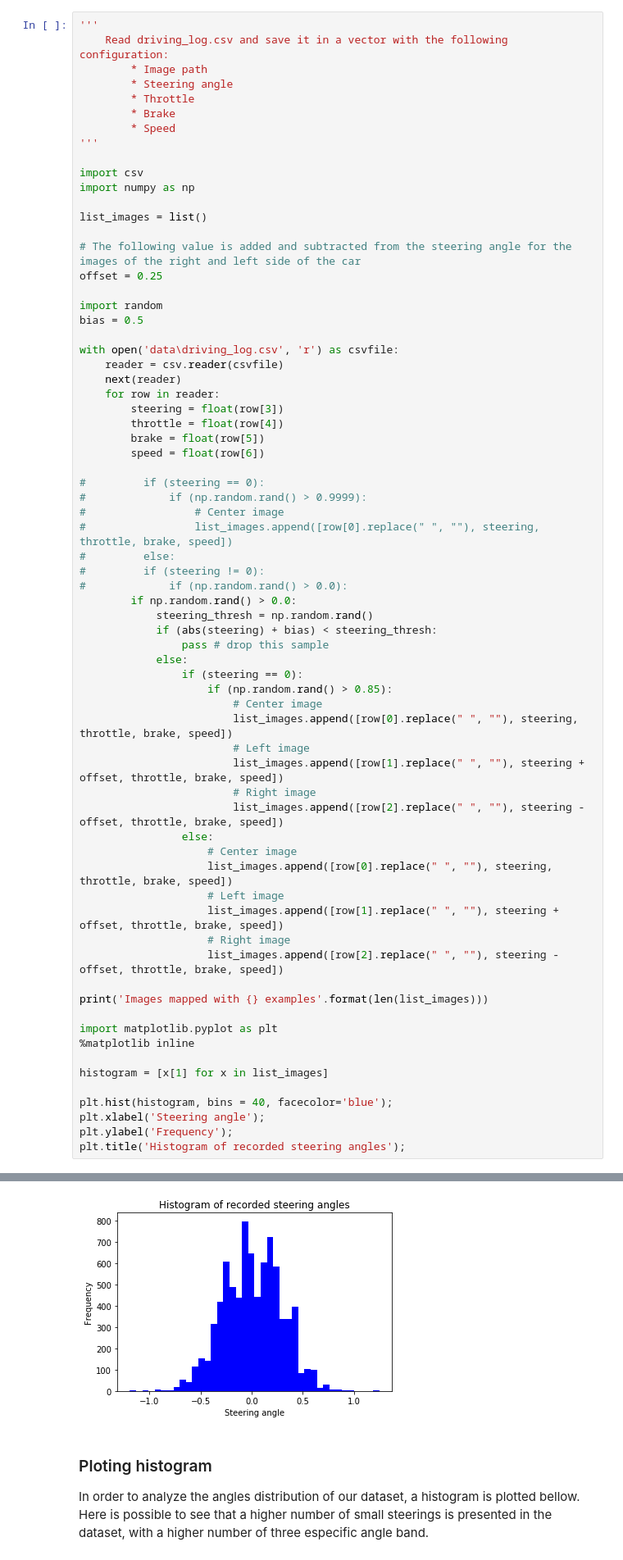
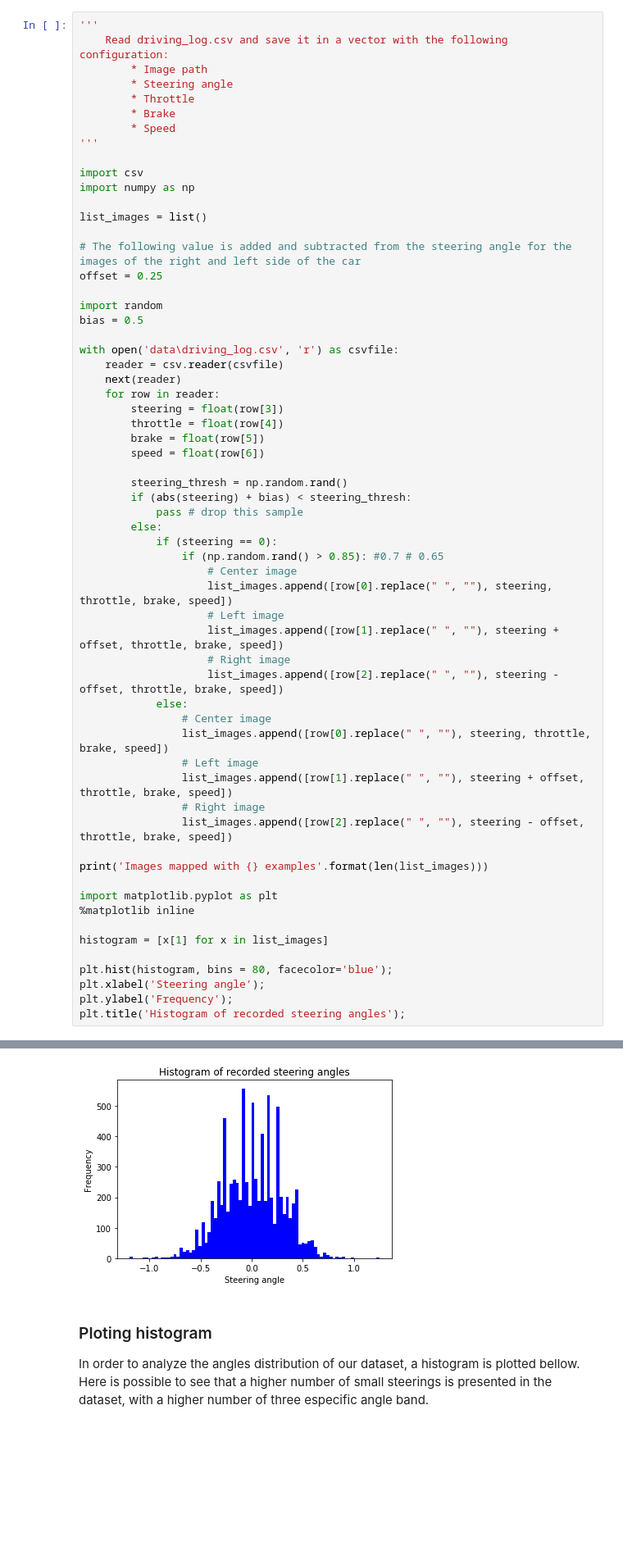
Before and after one commit to ibiscp/Behavioral-Cloning, a Jupyter notebook: P3-Behavioral-Cloning.ipynb, the cells around one changed output, grey strips where cells are left out. Shown at 82% size. Drawn from its saved outputs; the diff is of its cells as text; blank space fills up the shorter version.

```diff
--- a/P3-Behavioral-Cloning.ipynb
+++ b/P3-Behavioral-Cloning.ipynb
@@ -57,33 +57,25 @@ with open('data\driving_log.csv', 'r') as csvfile:
         brake = float(row[5])
         speed = float(row[6])
 
-#         if (steering == 0):
-#             if (np.random.rand() > 0.9999):
-#                 # Center image
-#                 list_images.append([row[0].replace(" ", ""), steering, throttle, brake, speed])
-#         else:
-#         if (steering != 0):
-#             if (np.random.rand() > 0.0):
-        if np.random.rand() > 0.0:
-            steering_thresh = np.random.rand()
-            if (abs(steering) + bias) < steering_thresh:
-                pass # drop this sample
-            else:
-                if (steering == 0):
-                    if (np.random.rand() > 0.85):
-                        # Center image
-                        list_images.append([row[0].replace(" ", ""), steering, throttle, brake, speed])
-                        # Left image
-                        list_images.append([row[1].replace(" ", ""), steering + offset, throttle, brake, speed])
-                        # Right image
-                        list_images.append([row[2].replace(" ", ""), steering - offset, throttle, brake, speed])
-                else:
+        steering_thresh = np.random.rand()
+        if (abs(steering) + bias) < steering_thresh:
+            pass # drop this sample
+        else:
+            if (steering == 0):
+                if (np.random.rand() > 0.85): #0.7 # 0.65
                     # Center image
                     list_images.append([row[0].replace(" ", ""), steering, throttle, brake, speed])
                     # Left image
                     list_images.append([row[1].replace(" ", ""), steering + offset, throttle, brake, speed])
                     # Right image
                     list_images.append([row[2].replace(" ", ""), steering - offset, throttle, brake, speed])
+            else:
+                # Center image
+                list_images.append([row[0].replace(" ", ""), steering, throttle, brake, speed])
+                # Left image
+                list_images.append([row[1].replace(" ", ""), steering + offset, throttle, brake, speed])
+                # Right image
+                list_images.append([row[2].replace(" ", ""), steering - offset, throttle, brake, speed])
 
 print('Images mapped with {} examples'.format(len(list_images)))
 
@@ -92,7 +84,7 @@ import matplotlib.pyplot as plt
 
 histogram = [x[1] for x in list_images]
 
-plt.hist(histogram, bins = 40, facecolor='blue');
+plt.hist(histogram, bins = 80, facecolor='blue');
 plt.xlabel('Steering angle');
 plt.ylabel('Frequency');
 plt.title('Histogram of recorded steering angles');
@@ -101,4 +93,4 @@ Images mapped with 8043 examples
-[figure, old version]
+[figure, new version]
 # %% [markdown]
 ### Ploting histogram
 In order to analyze the angles distribution of our dataset, a histogram is plotted bellow. Here is possible to see that a higher number of small steerings is presented in the dataset, with a higher number of three especific angle band.
```
Also changed, not shown: parts of 2 cells of this notebook, 4 other files.
